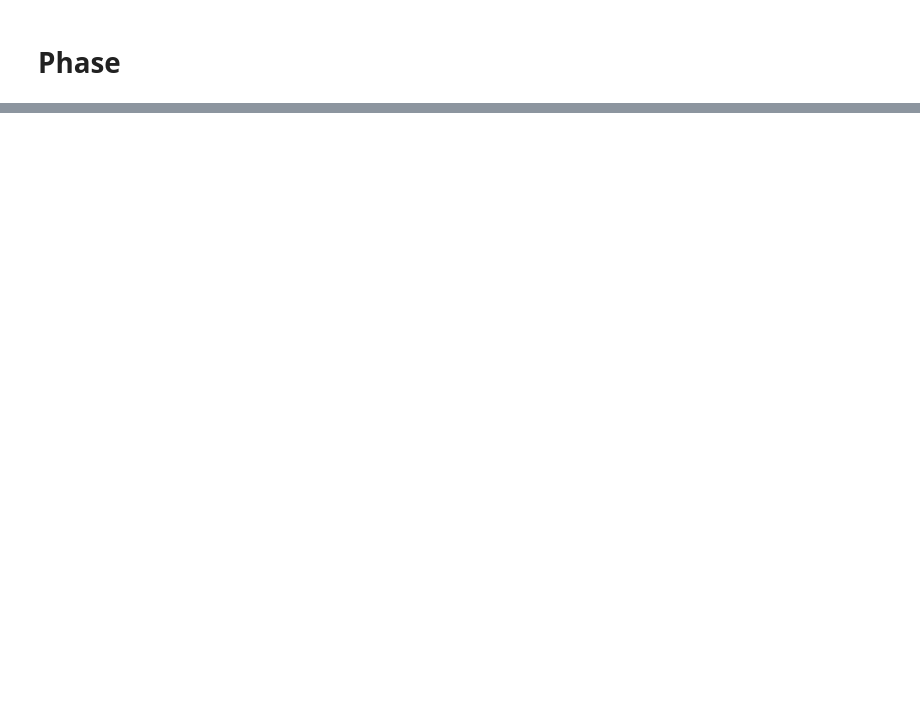
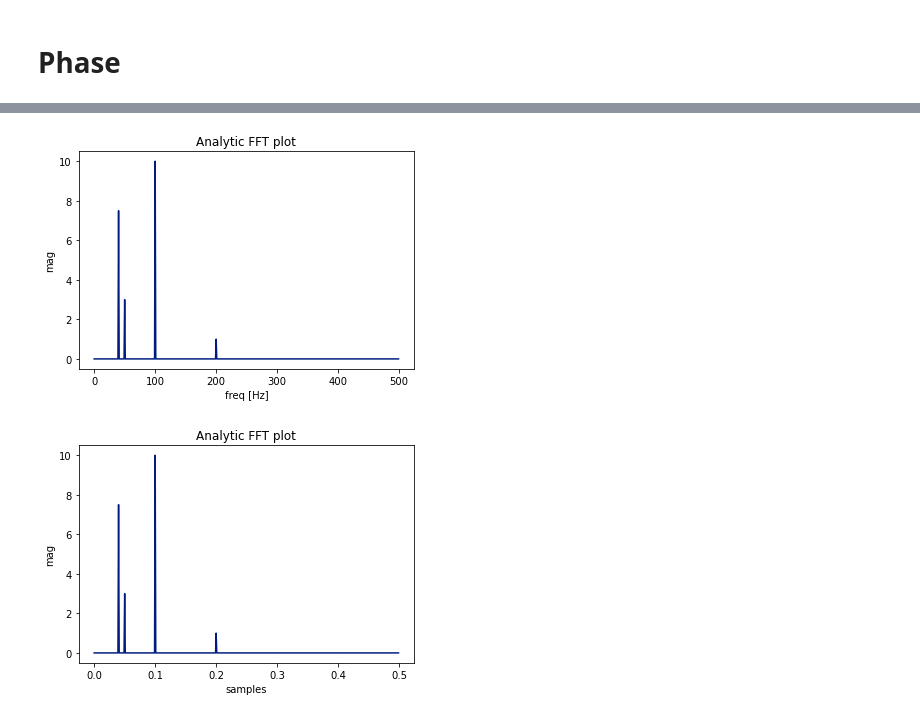
Before and after one commit to amirhdre/Fourier-transform, a Jupyter notebook: 02 DTFT.ipynb, the cells around one changed output, grey strips where cells are left out. Drawn from its saved outputs; the diff is of its cells as text; code cells hidden in the pictures; blank space fills up the shorter version.

```diff
--- a/02 DTFT.ipynb
+++ b/02 DTFT.ipynb
@@ -126,0 +248,60 @@ hz: (0.0, 500.0)
+# %%
+import matplotlib.pyplot as plt
+import numpy as np
+import warnings
+
+
+def fftPlot(sig, dt=None, plot=True):
+    # Here it's assumes analytic signal (real signal...) - so only half of the axis is required
+
+    if dt is None:
+        dt = 1
+        t = np.arange(0, sig.shape[-1])
+        xLabel = 'samples'
+    else:
+        t = np.arange(0, sig.shape[-1]) * dt
+        xLabel = 'freq [Hz]'
+
+    if sig.shape[0] % 2 != 0:
+        warnings.warn("signal preferred to be even in size, autoFixing it...")
+        t = t[0:-1]
+        sig = sig[0:-1]
+
+    sigFFT = np.fft.fft(sig) / t.shape[0]  # Divided by size t for coherent magnitude
+
+    freq = np.fft.fftfreq(t.shape[0], d=dt)
+
+    # Plot analytic signal - right half of frequence axis needed only...
+    firstNegInd = np.argmax(freq < 0)
+    freqAxisPos = freq[0:firstNegInd]
+    sigFFTPos = 2 * sigFFT[0:firstNegInd]  # *2 because of magnitude of analytic signal
+
+    if plot:
+        plt.figure()
+        plt.plot(freqAxisPos, np.abs(sigFFTPos))
+        plt.xlabel(xLabel)
+        plt.ylabel('mag')
+        plt.title('Analytic FFT plot')
+        plt.show()
+
+    return sigFFTPos, freqAxisPos
+
+
+if __name__ == "__main__":
+    dt = 1 / 1000
+
+    # Build a signal within Nyquist - the result will be the positive FFT with actual magnitude
+    f0 = 200  # [Hz]
+    t = np.arange(0, 1 + dt, dt)
+    sig = 1 * np.sin(2 * np.pi * f0 * t) + \
+        10 * np.sin(2 * np.pi * f0 / 2 * t) + \
+        3 * np.sin(2 * np.pi * f0 / 4 * t) +\
+        7.5 * np.sin(2 * np.pi * f0 / 5 * t)
+
+    # Result in frequencies
+    fftPlot(sig, dt=dt)
+    # Result in samples (if the frequencies axis is unknown)
+    fftPlot(sig)
+# %% [output]
+[figure, added]
+[figure, added]
```
Also changed, not shown: parts of 10 cells of this notebook, 2 other files.
